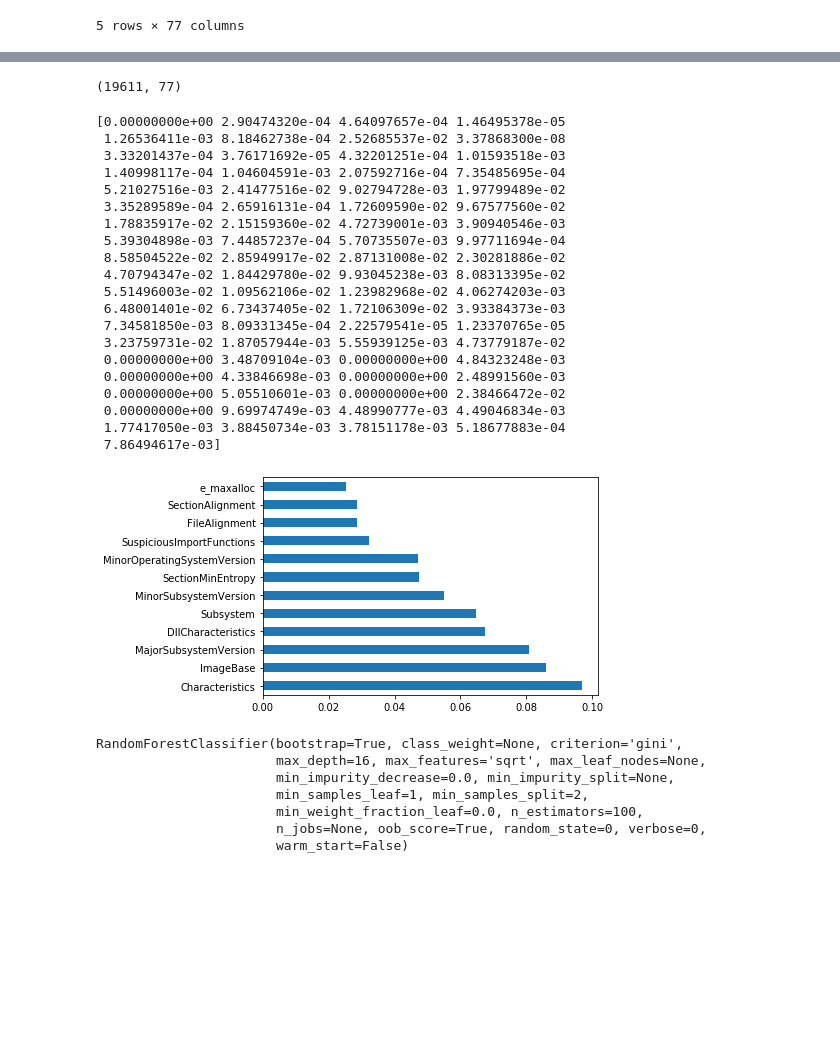
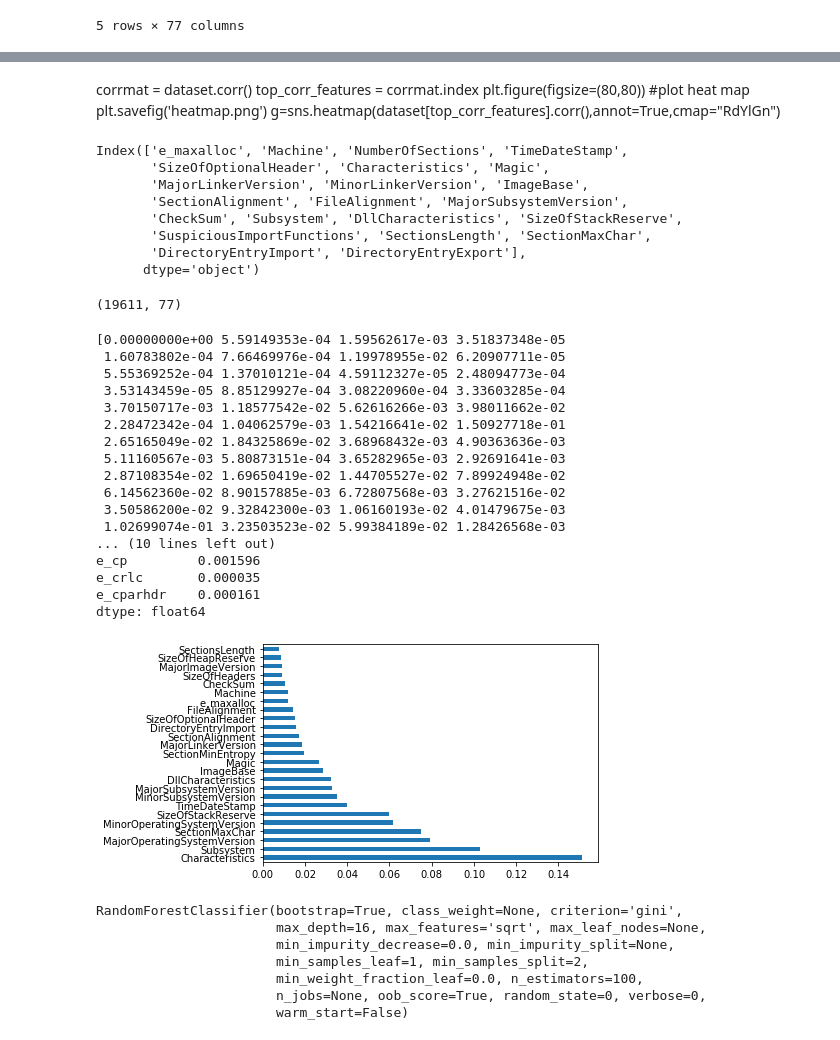
Before and after one commit to RahulNK3498/FinalYearProject, a Jupyter notebook: Malware.ipynb, the cells around one changed output, grey strips where cells are left out. Drawn from its saved outputs; the diff is of its cells as text; code cells hidden in the pictures; blank space fills up the shorter version.

```diff
--- a/Malware.ipynb
+++ b/Malware.ipynb
@@ -92,3 +83,24 @@ g=sns.heatmap(dataset[top_corr_features].corr(),annot=True,cmap="RdYlGn")
+# %% [markdown]
+corrmat = dataset.corr()
+top_corr_features = corrmat.index
+plt.figure(figsize=(80,80))
+#plot heat map
+plt.savefig('heatmap.png')
+g=sns.heatmap(dataset[top_corr_features].corr(),annot=True,cmap="RdYlGn")
+# %%
+cor = dataset.corr()
+cor_target = abs(cor["Malware"])
+relevant_features = cor_target[cor_target>0.1]
+print(relevant_features.drop('Malware').keys())
+# %% [output]
+Index(['e_maxalloc', 'Machine', 'NumberOfSections', 'TimeDateStamp',
+       'SizeOfOptionalHeader', 'Characteristics', 'Magic',
+       'MajorLinkerVersion', 'MinorLinkerVersion', 'ImageBase',
+       'SectionAlignment', 'FileAlignment', 'MajorSubsystemVersion',
+       'CheckSum', 'Subsystem', 'DllCharacteristics', 'SizeOfStackReserve',
+       'SuspiciousImportFunctions', 'SectionsLength', 'SectionMaxChar',
+       'DirectoryEntryImport', 'DirectoryEntryExport'],
+      dtype='object')
 # %%
 X.shape
 # %% [output]
@@ -96,35 +108,33 @@ X.shape
 # %%
 from sklearn.ensemble import ExtraTreesClassifier
 import matplotlib.pyplot as plt
 model = ExtraTreesClassifier()
 model.fit(X_new,y_train)
 print(model.feature_importances_) #use inbuilt class feature_importances of tree based classifiers
 #plot graph of feature importances for better visualization
 feat_importances = pd.Series(model.feature_importances_, index=dataset.drop(['Name','Malware'], axis=1).columns)
-feat_importances.nlargest(12).plot(kind='barh')
+feat_importances.nlargest(25).plot(kind='barh')
+print((feat_importances.head()))
 plt.show()
 # %% [output]
-[0.00000000e+00 2.90474320e-04 4.64097657e-04 1.46495378e-05
- 1.26536411e-03 8.18462738e-04 2.52685537e-02 3.37868300e-08
- 3.33201437e-04 3.76171692e-05 4.32201251e-04 1.01593518e-03
- 1.40998117e-04 1.04604591e-03 2.07592716e-04 7.35485695e-04
- 5.21027516e-03 2.41477516e-02 9.02794728e-03 1.97799489e-02
- 3.35289589e-04 2.65916131e-04 1.72609590e-02 9.67577560e-02
- 1.78835917e-02 2.15159360e-02 4.72739001e-03 3.90940546e-03
- 5.39304898e-03 7.44857237e-04 5.70735507e-03 9.97711694e-04
- 8.58504522e-02 2.85949917e-02 2.87131008e-02 2.30281886e-02
- 4.70794347e-02 1.84429780e-02 9.93045238e-03 8.08313395e-02
- 5.51496003e-02 1.09562106e-02 1.23982968e-02 4.06274203e-03
- 6.48001401e-02 6.73437405e-02 1.72106309e-02 3.93384373e-03
- 7.34581850e-03 8.09331345e-04 2.22579541e-05 1.23370765e-05
- 3.23759731e-02 1.87057944e-03 5.55939125e-03 4.73779187e-02
- 0.00000000e+00 3.48709104e-03 0.00000000e+00 4.84323248e-03
- 0.00000000e+00 4.33846698e-03 0.00000000e+00 2.48991560e-03
- 0.00000000e+00 5.05510601e-03 0.00000000e+00 2.38466472e-02
- 0.00000000e+00 9.69974749e-03 4.48990777e-03 4.49046834e-03
- 1.77417050e-03 3.88450734e-03 3.78151178e-03 5.18677883e-04
- 7.86494617e-03]
+[0.00000000e+00 5.59149353e-04 1.59562617e-03 3.51837348e-05
+ 1.60783802e-04 7.66469976e-04 1.19978955e-02 6.20907711e-05
+ 5.55369252e-04 1.37010121e-04 4.59112327e-05 2.48094773e-04
+ 3.53143459e-05 8.85129927e-04 3.08220960e-04 3.33603285e-04
+ 3.70150717e-03 1.18577542e-02 5.62616266e-03 3.98011662e-02
+ 2.28472342e-04 1.04062579e-03 1.54216641e-02 1.50927718e-01
+ 2.65165049e-02 1.84325869e-02 3.68968432e-03 4.90363636e-03
+ 5.11160567e-03 5.80873151e-04 3.65282965e-03 2.92691641e-03
+ 2.87108354e-02 1.69650419e-02 1.44705527e-02 7.89924948e-02
+ 6.14562360e-02 8.90157885e-03 6.72807568e-03 3.27621516e-02
+ 3.50586200e-02 9.32842300e-03 1.06160193e-02 4.01479675e-03
+ 1.02699074e-01 3.23503523e-02 5.99384189e-02 1.28426568e-03
+... (10 lines left out)
+e_cp         0.001596
+e_crlc       0.000035
+e_cparhdr    0.000161
+dtype: float64
-[figure, old version]
+[figure, new version]
 # %%
 from sklearn.ensemble import RandomForestClassifier as RFC
 
```
Also changed, not shown: parts of 8 cells of this notebook.
